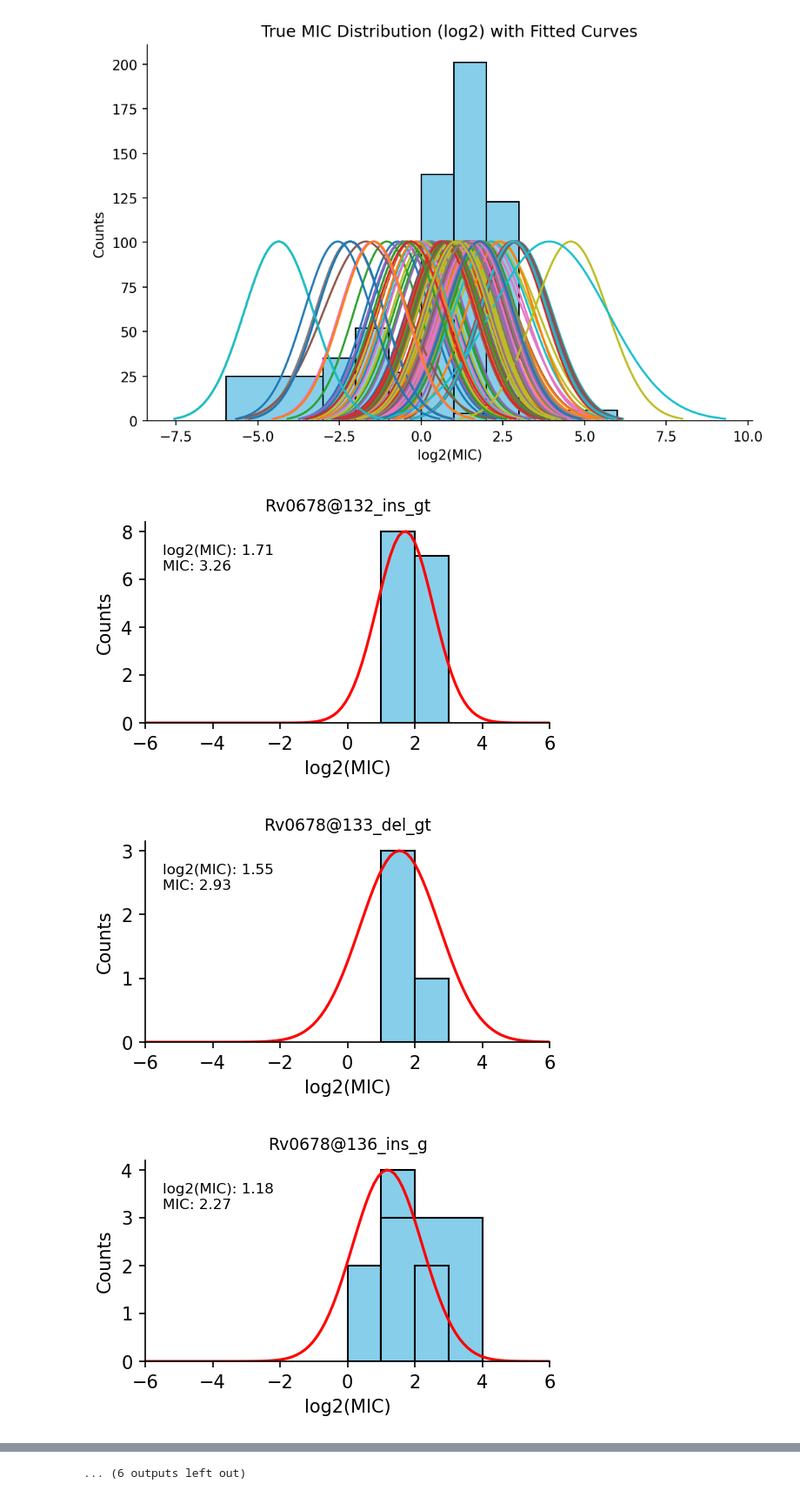
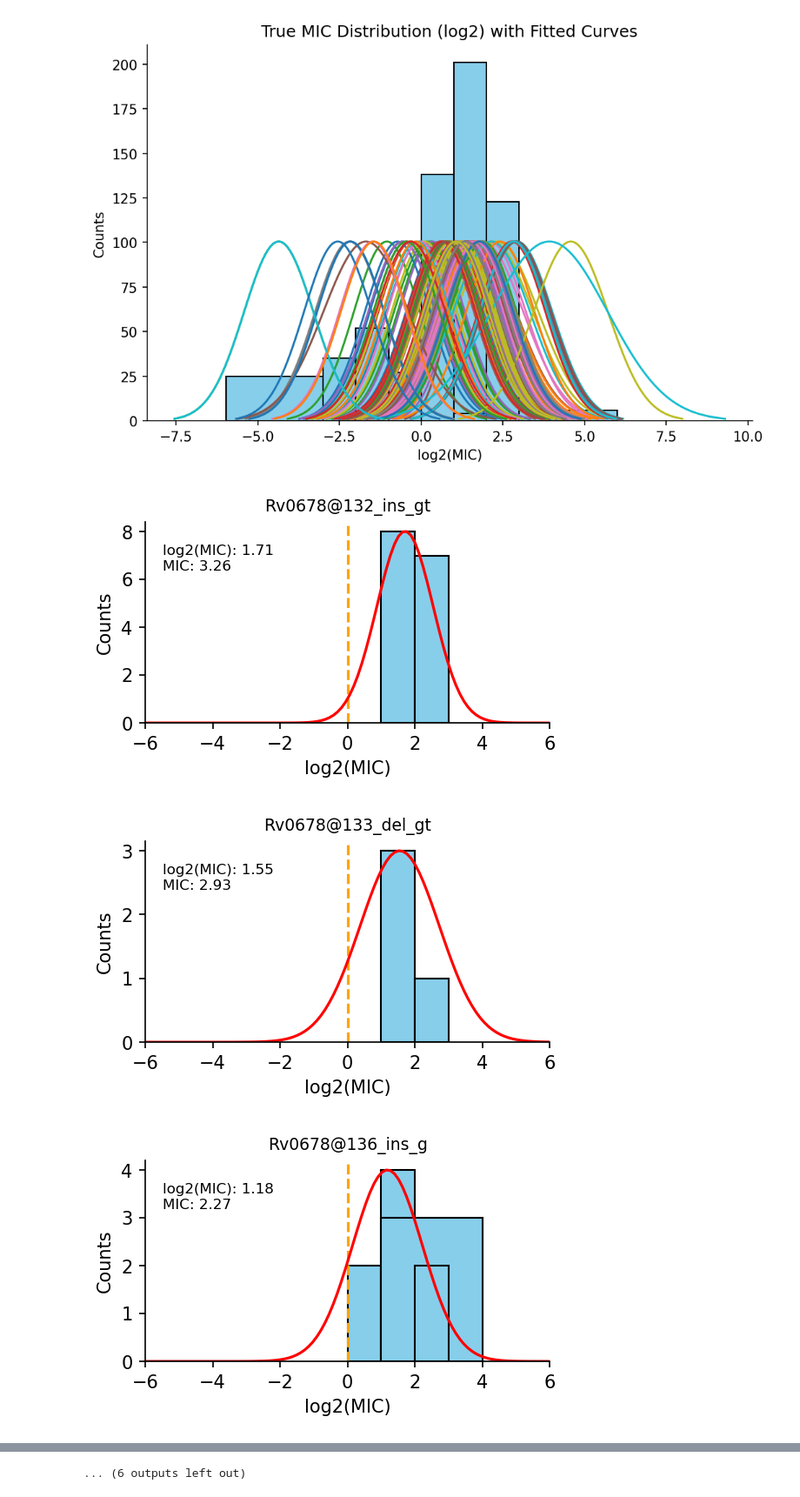
Before and after one commit to fowler-lab/catomatic, a Jupyter notebook: examples/lab_demo.ipynb, the cells around one changed output, grey strips where cells are left out. Shown at 87% size. Saved outputs shown, nothing was run; the diff lists cells and outputs as text; code cells hidden in the pictures.

```diff
--- a/examples/lab_demo.ipynb
+++ b/examples/lab_demo.ipynb
@@ -621,37 +634,40 @@ for _, row in w_wt_bfgs.iterrows():
         plt.bar(interval_midpoints, height=mutation_mic_counts, width=interval_widths,
                 align='center', edgecolor='black', color='skyblue', label='True MIC Distribution')
 
+        plt.axvline(x=0, linestyle='--', color='orange')
+
+
         # Step 2: Overlay the fitted normal distribution for the current mutation
         x_values = np.linspace(global_x_min, global_x_max, 100)
 
         # Generate the normal distribution using log2(MIC) (effect size) and std
         y_values = norm.pdf(x_values, loc=log2_mic, scale=row['Effect_Std'])
 
         # Scale the normal distribution to match the height of the histogram
         y_values *= max(mutation_mic_counts) / max(y_values)
 
         # Plot the fitted curve
         plt.plot(x_values, y_values, label=f'Fitted Curve for {mutation_name}', linestyle='-', color='red')
 
         # Add text annotation for log2(MIC) and MIC
         annotation_text = f"log2(MIC): {log2_mic:.2f}\nMIC: {mic:.2f}"
         plt.text(global_x_min + 0.5, max(mutation_mic_counts) * 0.8, annotation_text, fontsize=8, color='black',
                  bbox=dict(facecolor='white', edgecolor='white', alpha=0.7))
 
         # Customize the plot
         plt.xlabel('log2(MIC)')
         plt.ylabel('Counts')
         plt.title(f'{mutation_name}', fontsize=9)  # Smaller font size
         plt.xlim([global_x_min, global_x_max])  # Set the consistent x-axis range
 
         # Remove top and right spines
         ax = plt.gca()
         ax.spines['top'].set_visible(False)
         ax.spines['right'].set_visible(False)
 
         # Show the plot for this mutation
         plt.show()
 # %% [output]
-[figure, old version]
+[figure, new version]
-[figure, old version]
+[figure, new version]
-[figure, old version]
+[figure, new version]
```
Also changed, not shown: parts of 8 cells of this notebook, 1 other file.
